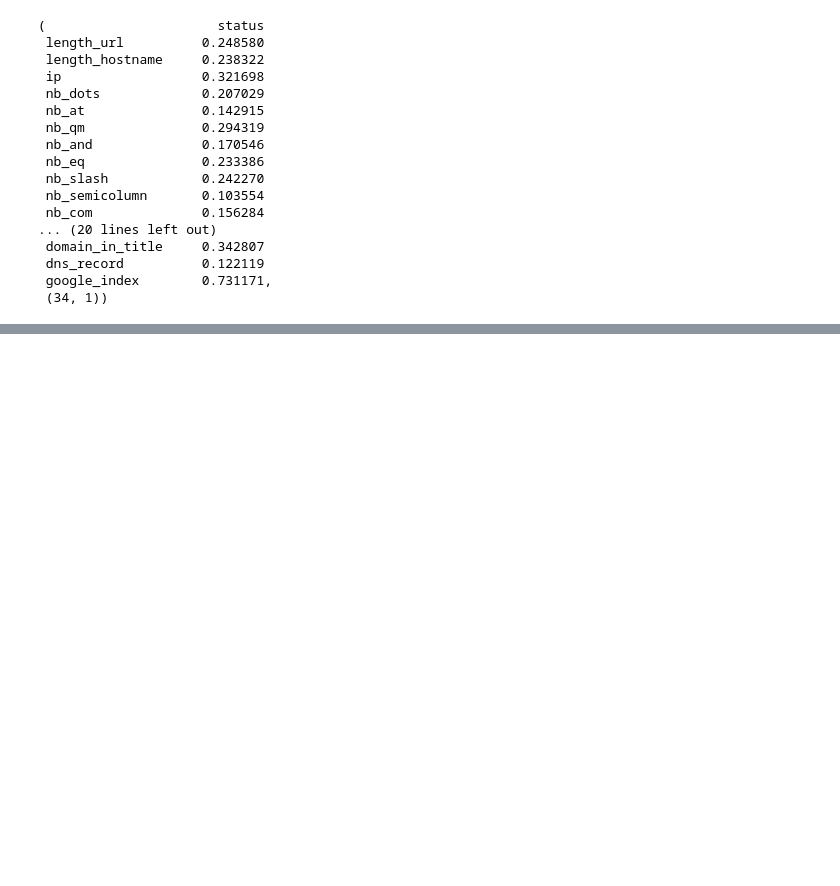
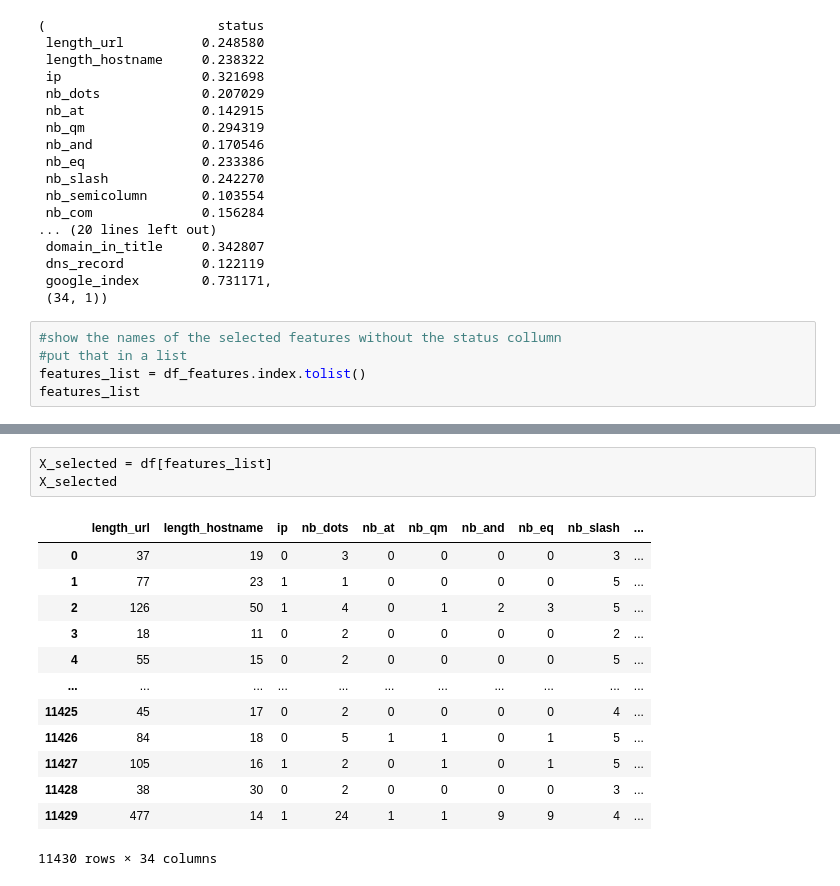
Before and after one commit to yitai-cheng/ELEC0138_Project, a Jupyter notebook: phishing_attack/MLP_phishing.ipynb, the cells around one changed output, grey strips where cells are left out. Saved outputs shown, nothing was run; the diff lists cells and outputs as text; blank space fills up the shorter version.

```diff
--- a/phishing_attack/MLP_phishing.ipynb
+++ b/phishing_attack/MLP_phishing.ipynb
@@ -142,3 +142,8 @@ df_features, df_features.shape
  dns_record          0.122119
  google_index        0.731171,
  (34, 1))
+# %%
+#show the names of the selected features without the status collumn
+#put that in a list
+features_list = df_features.index.tolist()
+features_list
@@ -144,0 +168,17 @@ df_features, df_features.shape
+# %%
+X_selected = df[features_list]
+X_selected
+# %% [output]
+|  | length_url | length_hostname | ip | nb_dots | nb_at | nb_qm | nb_and | nb_eq | nb_slash | ... |
+| 0 | 37 | 19 | 0 | 3 | 0 | 0 | 0 | 0 | 3 | ... |
+| 1 | 77 | 23 | 1 | 1 | 0 | 0 | 0 | 0 | 5 | ... |
+| 2 | 126 | 50 | 1 | 4 | 0 | 1 | 2 | 3 | 5 | ... |
+| 3 | 18 | 11 | 0 | 2 | 0 | 0 | 0 | 0 | 2 | ... |
+| 4 | 55 | 15 | 0 | 2 | 0 | 0 | 0 | 0 | 5 | ... |
+| ... | ... | ... | ... | ... | ... | ... | ... | ... | ... | ... |
+| 11425 | 45 | 17 | 0 | 2 | 0 | 0 | 0 | 0 | 4 | ... |
+| 11426 | 84 | 18 | 0 | 5 | 1 | 1 | 0 | 1 | 5 | ... |
+| 11427 | 105 | 16 | 1 | 2 | 0 | 1 | 0 | 1 | 5 | ... |
+| 11428 | 38 | 30 | 0 | 2 | 0 | 0 | 0 | 0 | 3 | ... |
+| 11429 | 477 | 14 | 1 | 24 | 1 | 1 | 9 | 9 | 4 | ... |
+11430 rows × 34 columns
```
Also changed, not shown: parts of 14 cells of this notebook, 1 other file.
